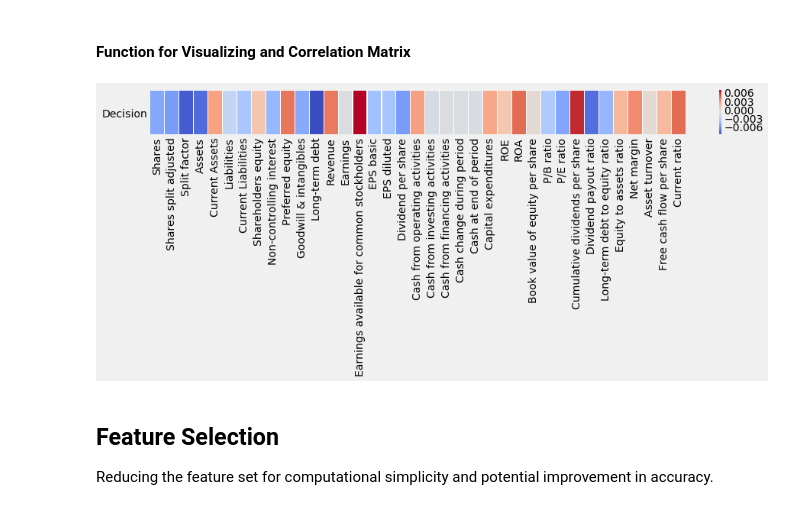
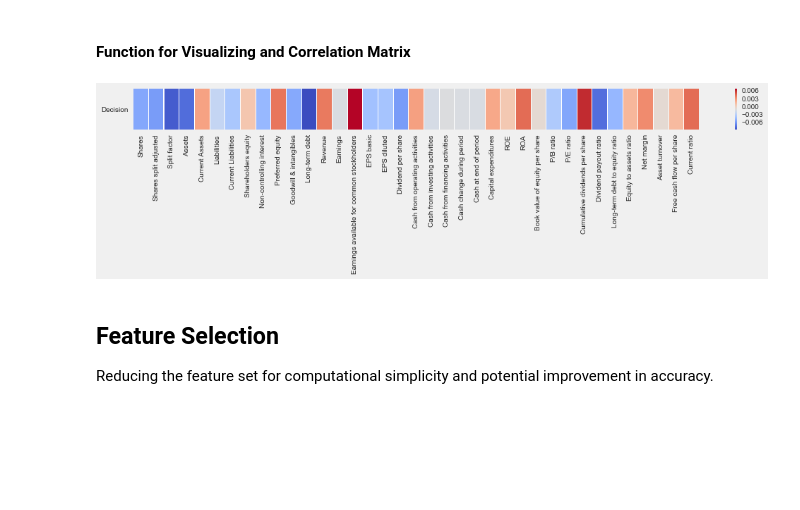
Before and after one commit to marcosan93/Stock-Performance-Predictor-2.0, a Jupyter notebook: Exploring-Dataset.ipynb, the cells around one changed output. Saved outputs shown, nothing was run; the diff lists cells and outputs as text; code cells hidden in the pictures; blank space fills up the shorter version.

Commit message:
added in images

```diff
--- a/Exploring-Dataset.ipynb
+++ b/Exploring-Dataset.ipynb
@@ -78,15 +76,16 @@ def CorrMtx(df, dropDuplicates = True):
 # %%
 # Correlation DF of all classes
 corr = final_df.corr().iloc[[-1],:-1]
 
 # Plotting the Correlation DF as a heatmap
-plt.figure(figsize=(14,1))
+plt.figure(figsize=(16,1))
 sns.heatmap(corr, annot=False, linewidths=.1, cmap="coolwarm")
 plt.xticks()
 plt.yticks(rotation=0)
+plt.savefig("corr_dec.png")
 plt.show()
 # %% [output]
-[figure, old version]
+[figure, new version]
 # %% [markdown]
 ## Feature Selection
 Reducing the feature set for computational simplicity and potential improvement in accuracy.
```
Also changed, not shown: parts of 4 cells of this notebook, 5 other files.
